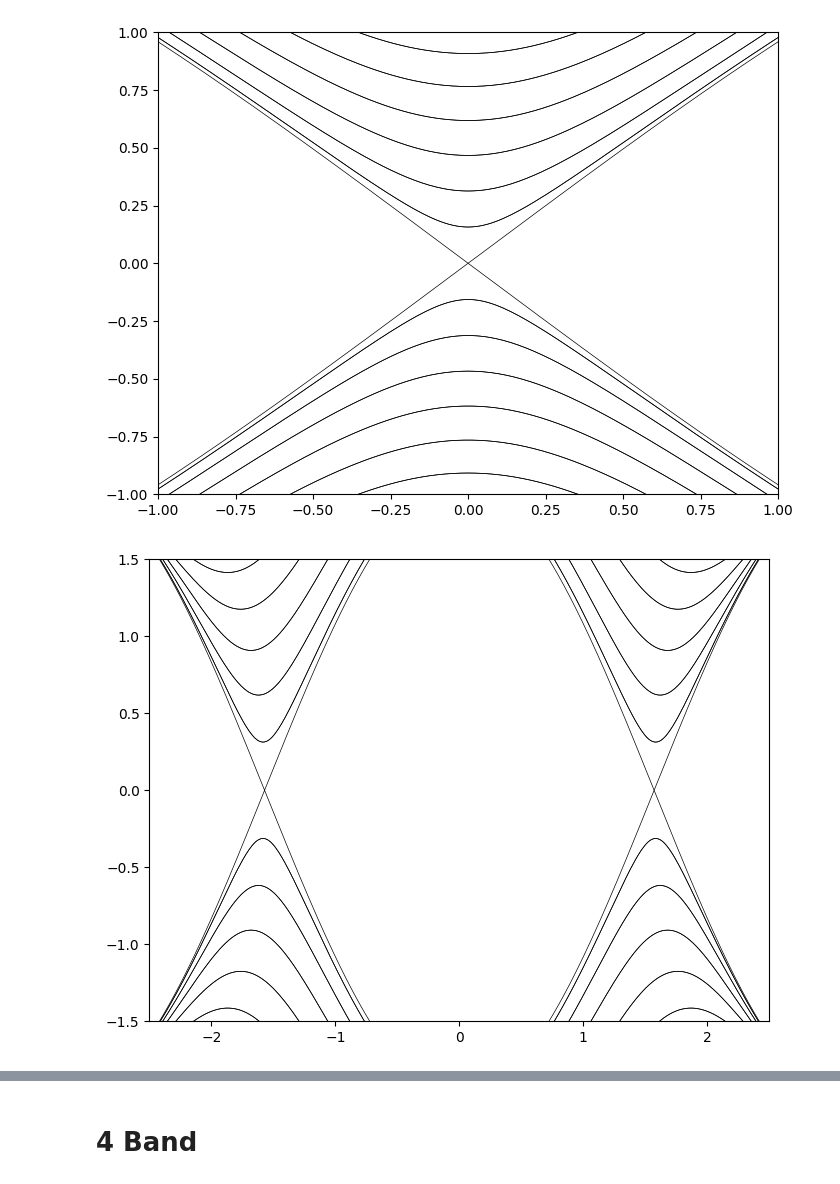
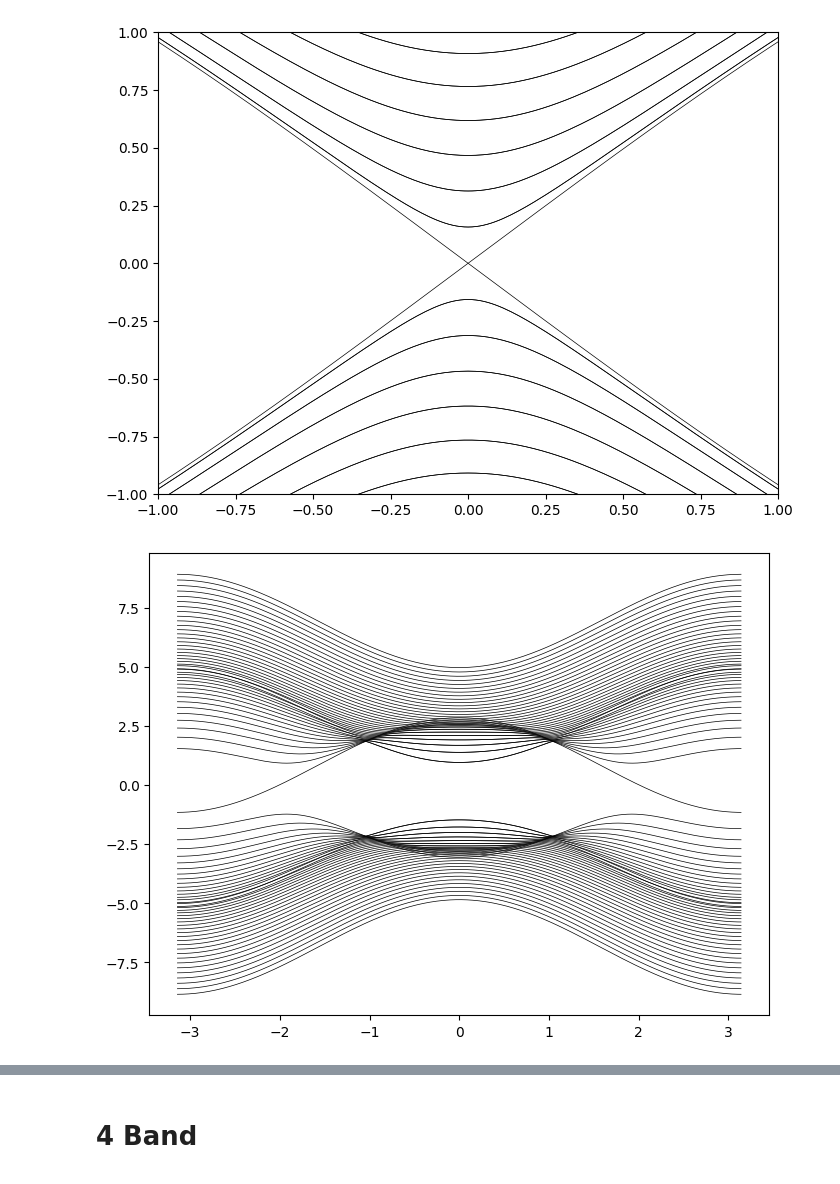
Before and after one commit to gehadibany/topological-phases, a Jupyter notebook: base_codes.ipynb, the cells around one changed output, grey strips where cells are left out. Drawn from its saved outputs; the diff is of its cells as text; code cells hidden in the pictures.

```diff
--- a/base_codes.ipynb
+++ b/base_codes.ipynb
@@ -405,13 +391,13 @@ plt.show()
 #Periodic-open
 # Parameters
 L = 40
-V = 1
+V = 3
 M = -2
 t=1
-t0=1
+t0=0
 
-kzs = np.linspace(-2*np.pi,2*np.pi, 99)
-kxs = np.linspace(-2*np.pi,2*np.pi, 99)
+kzs = np.linspace(-np.pi,np.pi, 99)
+kxs = np.linspace(-np.pi,np.pi, 99)
 XX, ZZ = np.meshgrid (kxs, kzs)
 
 eigvals_oc_vs_kz = []
@@ -420,8 +406,11 @@ for kz in kzs:
     for kx in kxs:
         #H0 = ( t0 * np.sin(kx) ) * sigma_x + ( M - t0 * np.cos(kx) - t * np.cos(kz) ) * sigma_z
         #V0 = -(t/2) * sigma_z   +   (t/(2j)) * sigma_y
-        H0 = (-2*t0*np.sin(kx))*I2 +(2*t*np.sin(kx))* sigma_x + (2*t*np.cos(kz)+2*V*(2-np.cos(kx)))* sigma_z
-        V0 = -1j*t * sigma_y -V*sigma_z
+        #H0 = (-2*t0*np.sin(kx))*I2 +(2*t*np.sin(kx))* sigma_x + (2*t*np.cos(kz)+2*V*(2-np.cos(kx)))* sigma_z
+        #V0 = -1j*t * sigma_y -V*sigma_z
+        H0 = (-2*t0*np.sin(kx))*I2 +(2*t*np.sin(kx))* sigma_x + (2*t*np.cos(kz)+2*t*(np.cos(kx))-V)* sigma_z
+        V0 = -1j*t * sigma_y +t*sigma_z
+
 
     # Diagonalization
         H_open = np.zeros((2*L, 2*L), dtype=complex)
@@ -437,15 +426,17 @@ arr = np.array(eigvals_oc_vs_kz)
 arr_reshaped = arr.reshape(len(kzs), len(kxs), 2*L)
 
 #Specific E band near zero
-band_index = 38
-near_zero_band = arr_reshaped[:, :, band_index]
+
+near_zero_band = arr_reshaped[:, :, :]
 
 #Plot
 plt.figure(figsize=(8,6))
-plt.pcolormesh(XX, ZZ, near_zero_band, shading='auto', cmap='viridis')
-plt.colorbar(label=f'E band {band_index}')
+for band in range (2*L):
+    plt.contour(XX, ZZ, arr_reshaped[:, :, band], [-0.6,-0.4,-0.2] )#, shading='auto', cmap='viridis')
+#plt.colorbar(label=f'E band {band_index}')
 plt.xlabel('$k_x$')
 plt.ylabel('$k_z$')
 plt.title(f'E band {band_index} over $(k_z, k_x)$')
 plt.show()
+#more bands
 # %% [output]
@@ -488,38 +479,39 @@ plt.show()
 # %%
 #Periodic-open
 # Parameters
 L = 40
 kzs =np.linspace(-np.pi, np.pi, 501)
-V = 1
+V = 3
 t =1
-t0=1
+t0=0
 kx = 0
+e = 1
+B= 2*np.pi/L
 
 eigvals_oc_vs_kz = []
 for kz in kzs:
     H_open = np.zeros((2*L, 2*L), dtype=complex)
     for i in range(L):
-        H0 = (-2*t0*np.sin(kx))*I2 +(2*t*np.sin(kx))* sigma_x + (2*t*np.cos(kz)+2*V*(2-np.cos(kx)))* sigma_z
-        V0 = -1j*t * sigma_y -V*sigma_z
+        H0 = (-2*t0*np.sin(kx+e*B*i))*I2 +(2*t*np.sin(kx+e*B*i))* sigma_x + (2*t*np.cos(kz)+2*t*(np.cos(kx+e*B*i))-V)* sigma_z
+        V0 = -1j*t * sigma_y +t*sigma_z
         H_open[2*i:2*i+2, 2*i:2*i+2] = H0
         if i < L-1:
             H_open[2*i:2*i+2, 2*(i+1):2*(i+1)+2] = V0
             H_open[2*(i+1):2*(i+1)+2, 2*i:2*i+2] = V0.conj().T
         else:
             H_open[2*i:2*i+2, 0:2] = V0
             H_open[0:2, 2*i:2*i+2] = V0.conj().T
 
 
     eigenvals_oc, eigenvecs_oc = np.linalg.eigh(H_open)
     eigvals_oc_vs_kz.append(eigenvals_oc)
 
 eigvals_oc_vs_kz = np.array(eigvals_oc_vs_kz).T
 
 fig, ax = plt.subplots(figsize=(8,6))
 for band in eigvals_oc_vs_kz:
     ax.plot (kzs, band,  color='black', linewidth=0.5)
-ax.set_xlim (-2.5,2.5)
-ax.set_ylim (-1.5,1.5)
-plt.show()
+#ax.set_xlim (-2.5,2.5)
+#ax.set_ylim (-2.5,2.5)
 # %% [output]
-[figure, old version]
+[figure, new version]
```
Also changed, not shown: parts of 15 cells of this notebook.
